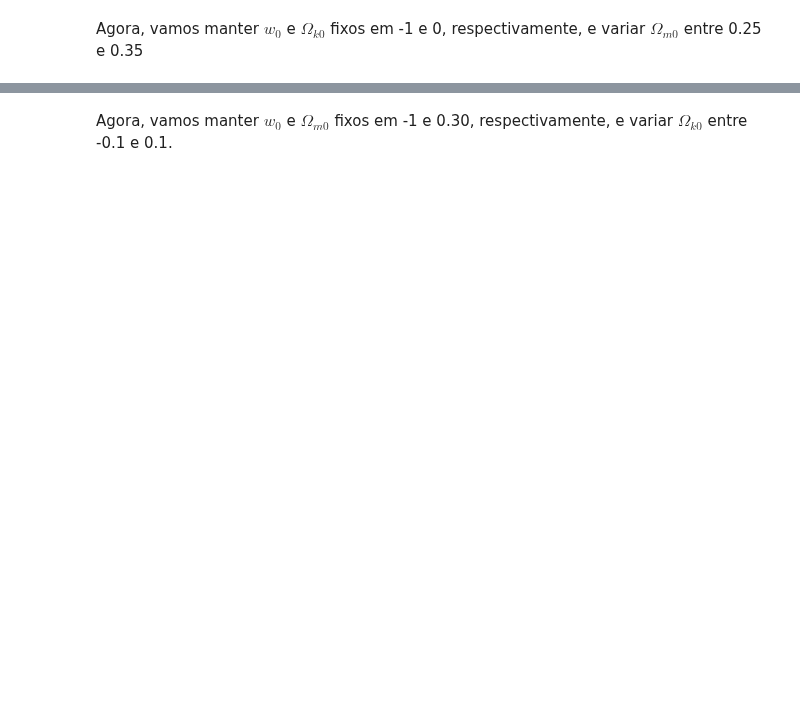
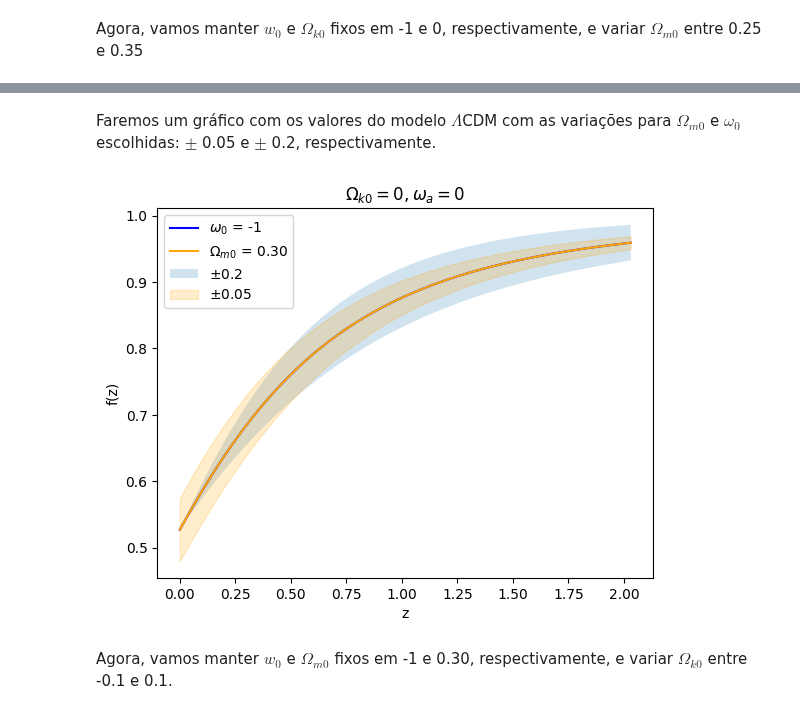
Before and after one commit to fernanda0402/Doutorado, a Jupyter notebook: Taxa_de_crescimento_de_estruturas.ipynb, the cells around one changed output, grey strips where cells are left out. Saved outputs shown, nothing was run; the diff lists cells and outputs as text; code cells hidden in the pictures; blank space fills up the shorter version.

```diff
--- a/Taxa_de_crescimento_de_estruturas.ipynb
+++ b/Taxa_de_crescimento_de_estruturas.ipynb
@@ -145,3 +145,18 @@ plt.show()
+# %% [markdown]
+Faremos um gráfico com os valores do modelo $\Lambda$CDM com as variações para $\Omega_{m0}$ e $\omega_0$ escolhidas: $\pm$ 0.05 e $\pm$ 0.2, respectivamente.
+# %%
+fig, ax = plt.subplots()
+ax.plot(z, f, label='$\omega_0$ = -1', color='blue')
+ax.plot(z, f, label='$\Omega_{m0}$ = 0.30', color='orange')
+plt.xlabel('z')
+plt.ylabel('f(z)')
+ax.fill_between(z, f - sig_f, f + sig_f, alpha=0.2, label='$\pm$0.2')
+ax.fill_between(z, f - sig_f1, f + sig_f1, alpha=0.2, color='orange', label='$\pm$0.05')
+plt.legend(loc='upper left')
+plt.title('$\Omega_{k0} = 0, \omega_a = 0$')
+plt.show()
+# %% [output]
+[figure, added]
 # %% [markdown]
 Agora, vamos manter $w_0$ e $\Omega_{m0}$ fixos em -1 e 0.30, respectivamente, e variar $\Omega_{k0}$ entre -0.1 e 0.1.
 # %%
```
Also changed, not shown: parts of 12 cells of this notebook.
